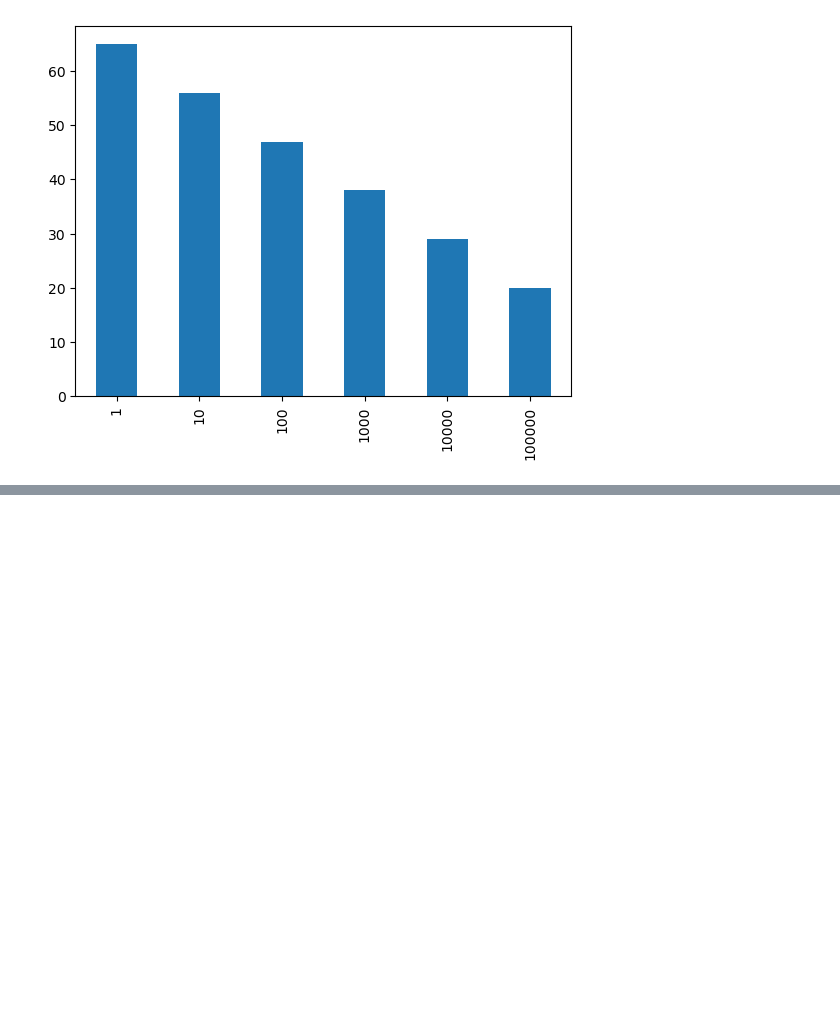
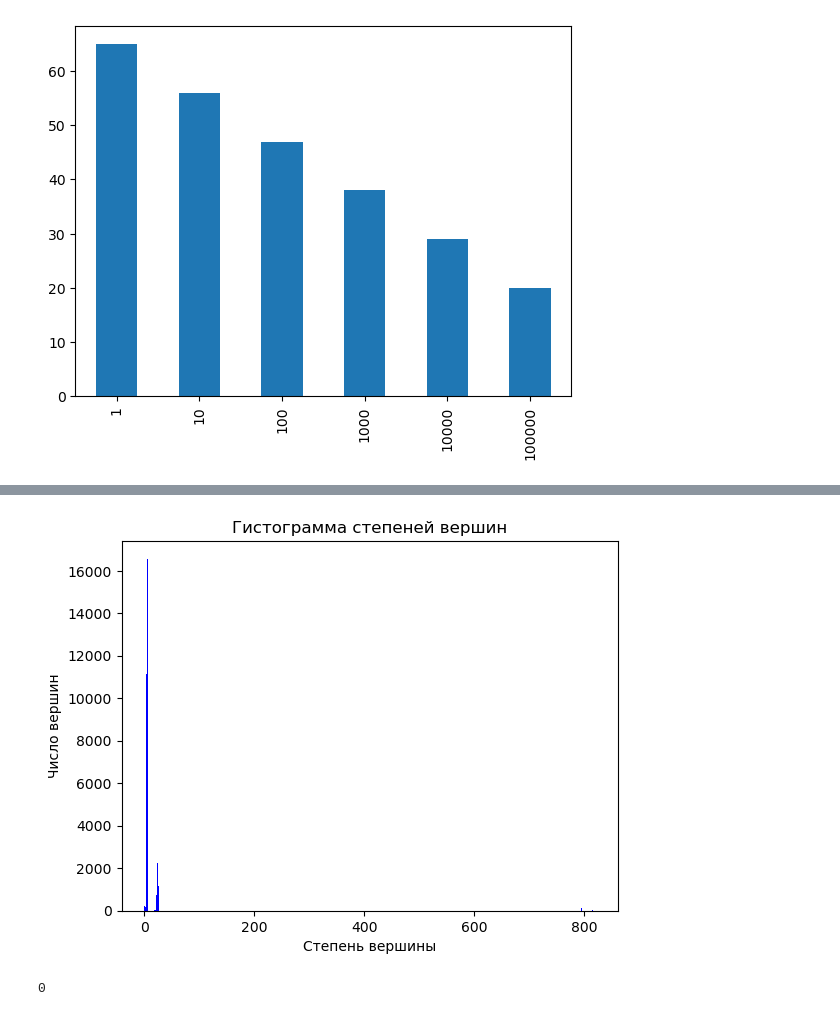
Before and after one commit to MaximKiryakin/Diploma, a Jupyter notebook: diploma.ipynb, the cells around one changed output, grey strips where cells are left out. Cells and saved outputs as stored; diff of their text form; code cells hidden in the pictures; blank space fills up the shorter version.

```diff
--- a/diploma.ipynb
+++ b/diploma.ipynb
@@ -834,0 +667,3 @@ array([[0., 1., 0., 0., 0., 0., 0., 0., 0., 1.],
+# %%
+ff = gr.MyPopulation()
+ff.create_population("urban",100000)
@@ -834,0 +676,3 @@ array([[0., 1., 0., 0., 0., 0., 0., 0., 0., 1.],
+# %%
+ff.plot_total_connections_hist()
+# %% [output]
@@ -834,0 +680,2 @@ array([[0., 1., 0., 0., 0., 0., 0., 0., 0., 1.],
+[figure, added]
+0
```
Also changed, not shown: parts of 35 cells of this notebook, 2 other files.
